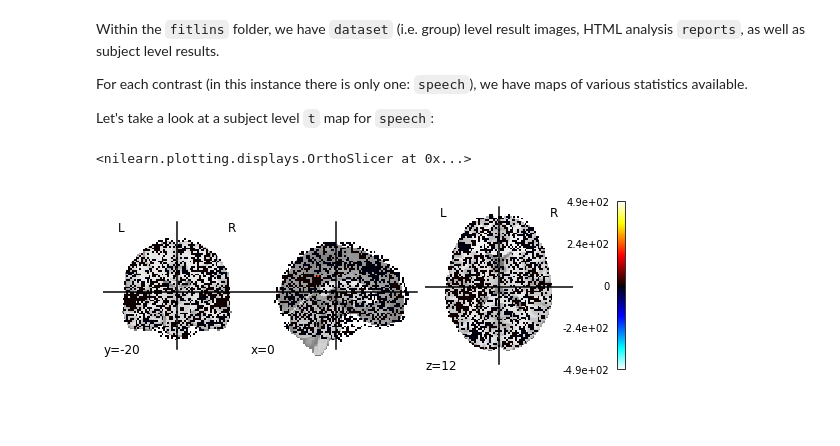
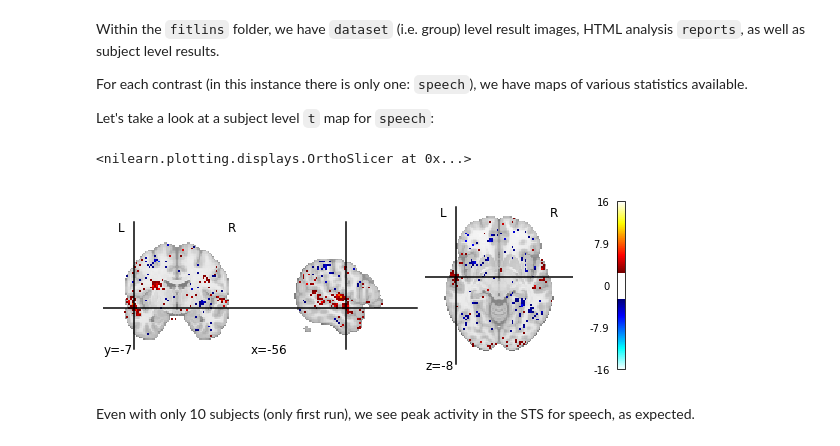
Before and after one commit to neuroscout/neuroscout-cli, a Jupyter notebook: Neuroscout_CLI_Colab_Demo.ipynb, the cells around one changed output. Saved outputs shown, nothing was run; the diff lists cells and outputs as text; code cells hidden in the pictures; blank space fills up the shorter version.

```diff
--- a/Neuroscout_CLI_Colab_Demo.ipynb
+++ b/Neuroscout_CLI_Colab_Demo.ipynb
@@ -65,7 +84,9 @@ For each contrast (in this instance there is only one: `speech`), we have maps o
 Let's take a look at a subject level `t` map for `speech`:
 # %%
 from nilearn.plotting import plot_stat_map
-plot_stat_map('/out/neuroscout-iarv7/fitlins/level-dataset_name-dataset_contrast-speech_stat-t_statmap.nii.gz', threshold=1)
+plot_stat_map('/out/neuroscout-iarv7/fitlins/level-dataset_name-dataset_contrast-speech_stat-t_statmap.nii.gz', threshold=2.58)
 # %% [output]
 <nilearn.plotting.displays.OrthoSlicer at 0x...>
-[figure, old version]
+[figure, new version]
+# %% [markdown]
+Even with only 10 subjects (only first run), we see peak activity in the STS for speech, as expected.
```
Also changed, not shown: parts of 3 cells of this notebook.
